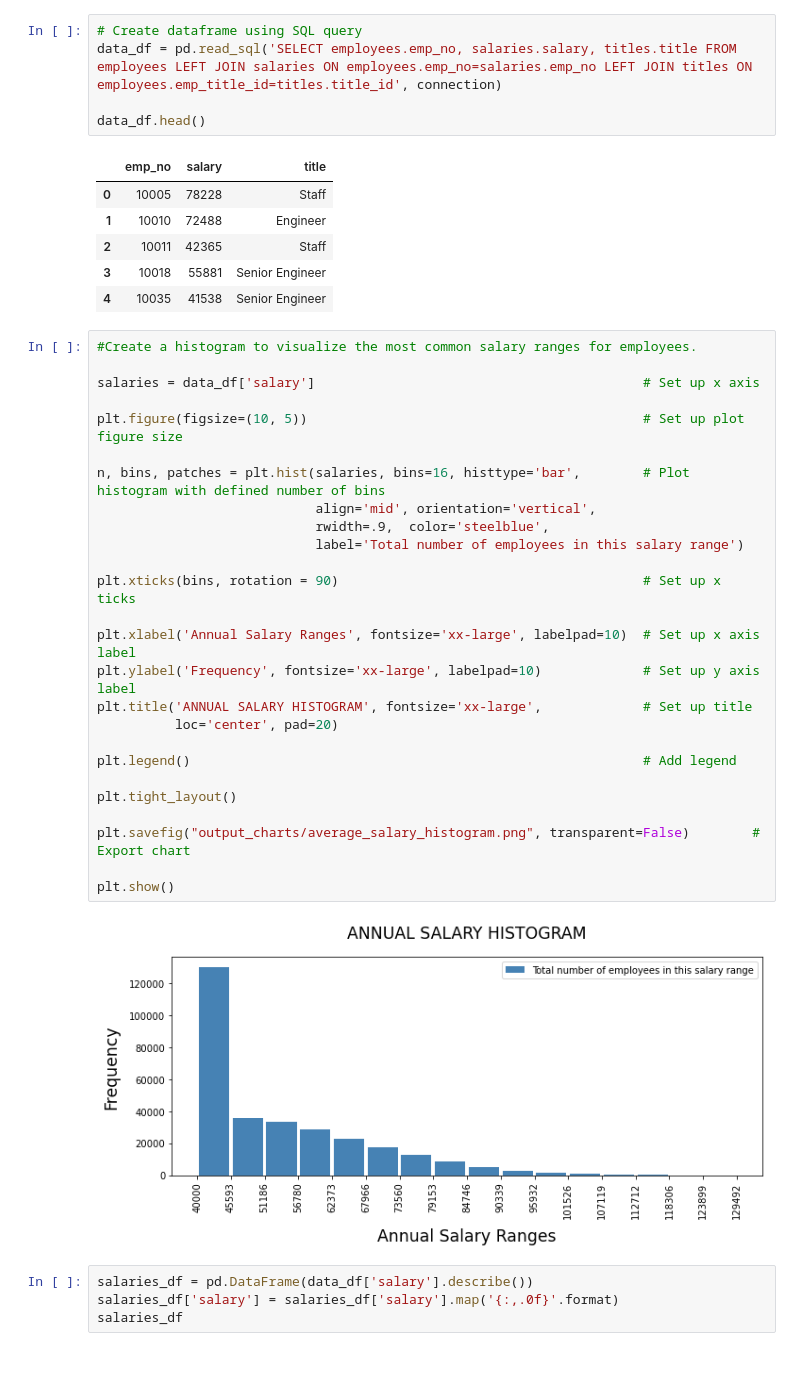
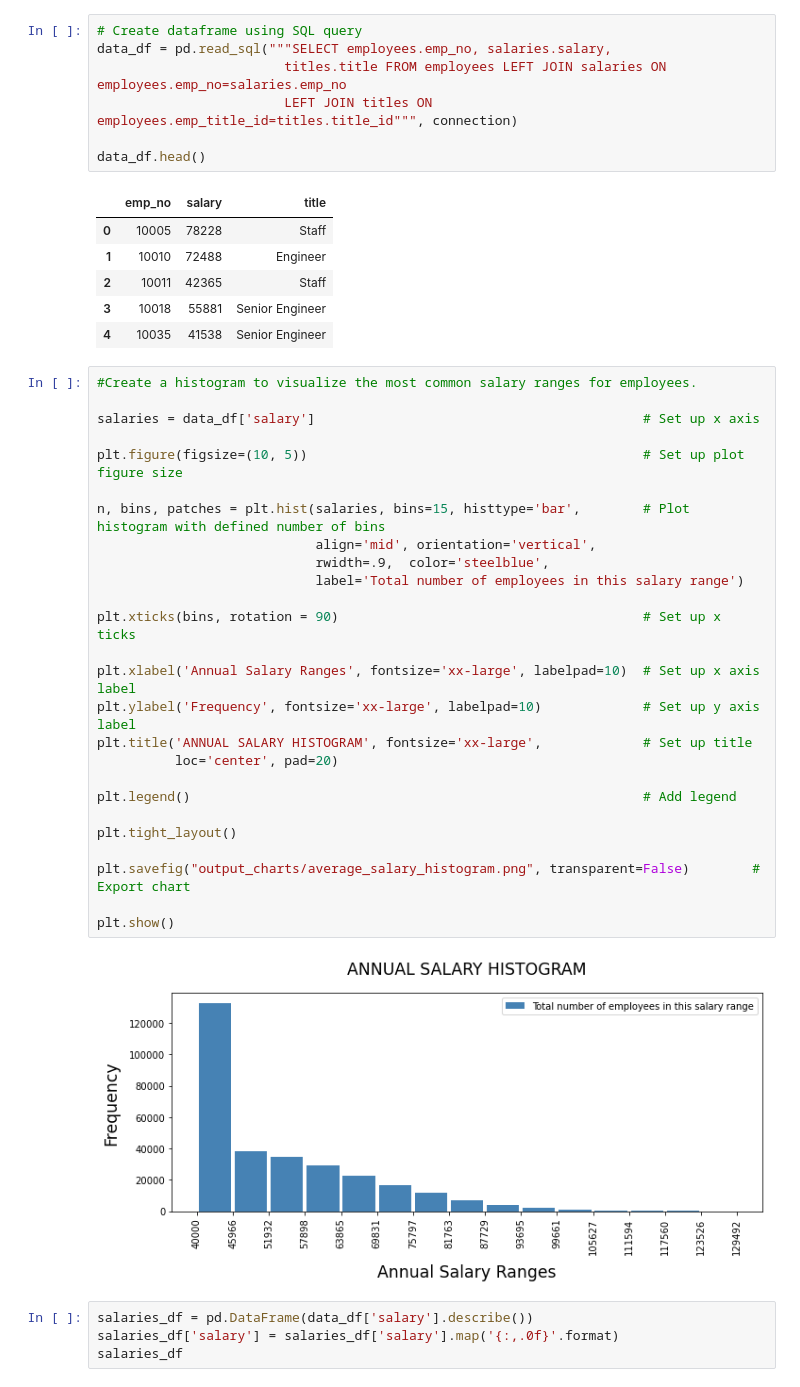
Before and after one commit to kennethcandersen/Companywide-Compensation-Analysis, a Jupyter notebook: bonus_material.ipynb, the cells around one changed output. Saved outputs shown, nothing was run; the diff lists cells and outputs as text.

```diff
--- a/bonus_material.ipynb
+++ b/bonus_material.ipynb
@@ -23,7 +22,9 @@ engine = create_engine(f'postgresql+psycopg2://postgres:{pgadmin_pw}@localhost:5
 connection = engine.connect()
 # %%
 # Create dataframe using SQL query
-data_df = pd.read_sql('SELECT employees.emp_no, salaries.salary, titles.title FROM employees LEFT JOIN salaries ON employees.emp_no=salaries.emp_no LEFT JOIN titles ON employees.emp_title_id=titles.title_id', connection)
+data_df = pd.read_sql("""SELECT employees.emp_no, salaries.salary,
+                        titles.title FROM employees LEFT JOIN salaries ON employees.emp_no=salaries.emp_no
+                        LEFT JOIN titles ON employees.emp_title_id=titles.title_id""", connection)
 
 data_df.head()
 # %% [output]
@@ -36,31 +37,31 @@ data_df.head()
 # %%
 #Create a histogram to visualize the most common salary ranges for employees.
 
 salaries = data_df['salary']                                          # Set up x axis
 
 plt.figure(figsize=(10, 5))                                           # Set up plot figure size
 
-n, bins, patches = plt.hist(salaries, bins=16, histtype='bar',        # Plot histogram with defined number of bins
+n, bins, patches = plt.hist(salaries, bins=15, histtype='bar',        # Plot histogram with defined number of bins
                             align='mid', orientation='vertical',
                             rwidth=.9,  color='steelblue',
                             label='Total number of employees in this salary range')
 
 plt.xticks(bins, rotation = 90)                                       # Set up x ticks
 
 plt.xlabel('Annual Salary Ranges', fontsize='xx-large', labelpad=10)  # Set up x axis label
 plt.ylabel('Frequency', fontsize='xx-large', labelpad=10)             # Set up y axis label
 plt.title('ANNUAL SALARY HISTOGRAM', fontsize='xx-large',             # Set up title
           loc='center', pad=20)
 
 plt.legend()                                                          # Add legend
 
 plt.tight_layout()
 
 plt.savefig("output_charts/average_salary_histogram.png", transparent=False)        # Export chart
 
 plt.show()
 # %% [output]
-[figure, old version]
+[figure, new version]
 # %%
 salaries_df = pd.DataFrame(data_df['salary'].describe())
 salaries_df['salary'] = salaries_df['salary'].map('{:,.0f}'.format)
```
Also changed, not shown: parts of 1 cell of this notebook, 5 other files.
